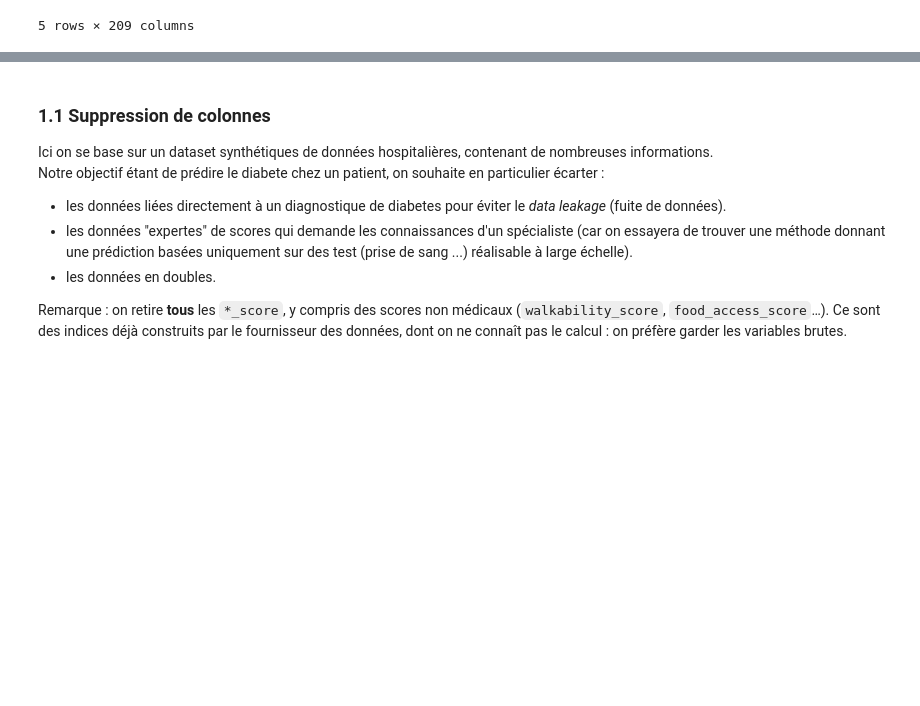
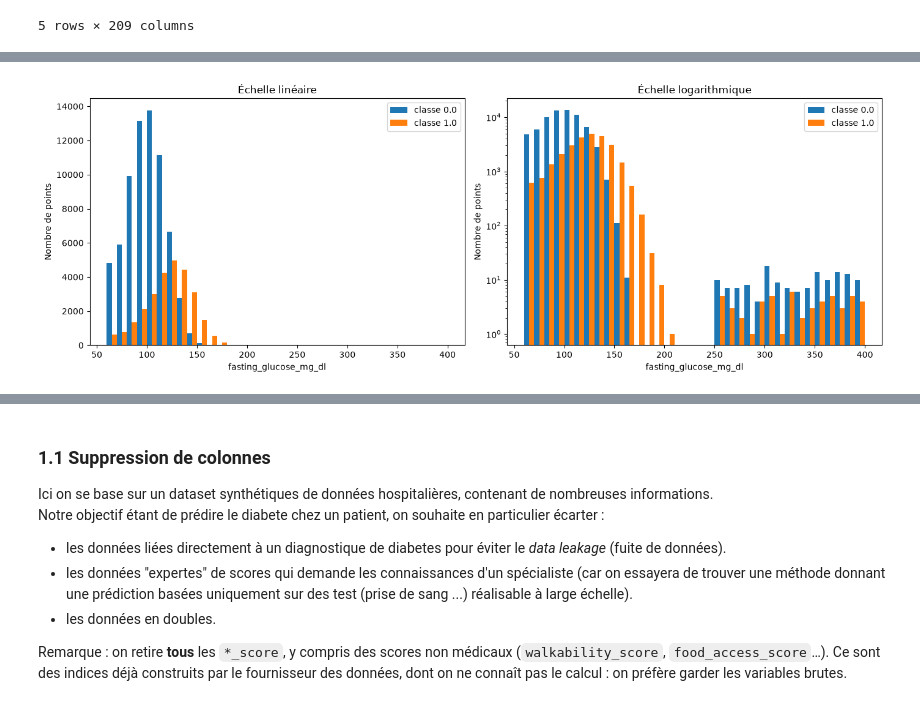
Before and after one commit to tbessadet/Cours-Python, a Jupyter notebook: ML_2A_vguigue/Kaggle/Projet_kaggle_final.ipynb, the cells around one changed output, grey strips where cells are left out. Saved outputs shown, nothing was run; the diff lists cells and outputs as text; code cells hidden in the pictures; blank space fills up the shorter version.

```diff
--- a/ML_2A_vguigue/Kaggle/Projet_kaggle_final.ipynb
+++ b/ML_2A_vguigue/Kaggle/Projet_kaggle_final.ipynb
@@ -193,0 +201,43 @@ diabete.head()
+# %%
+bins = np.arange(
+    diabete["fasting_glucose_mg_dl"].min() // 10 * 10,
+    diabete["fasting_glucose_mg_dl"].max() + 10,
+    10
+)
+classes = sorted(diabete["diabetes_status"].dropna().unique())
+largeur = 10 / len(classes)
+
+fig, axes = plt.subplots(1, 2, figsize=(14, 5), sharex=True)
+
+for i, c in enumerate(classes):
+    valeurs = diabete.loc[
+        diabete["diabetes_status"] == c,
+        "fasting_glucose_mg_dl"
+    ].dropna()
+
+    effectifs, _ = np.histogram(valeurs, bins=bins)
+
+    for ax in axes:
+        ax.bar(
+            bins[:-1] + i * largeur,
+            effectifs,
+            width=largeur,
+            align="edge",
+            label=f"classe {c}"
+        )
+
+axes[0].set_xlabel("fasting_glucose_mg_dl")
+axes[0].set_ylabel("Nombre de points")
+axes[0].set_title("Échelle linéaire")
+axes[0].legend()
+
+axes[1].set_xlabel("fasting_glucose_mg_dl")
+axes[1].set_ylabel("Nombre de points")
+axes[1].set_title("Échelle logarithmique")
+axes[1].set_yscale("log")
+axes[1].legend()
+
+fig.tight_layout()
+plt.show()
+# %% [output]
+[figure, added]
```
Also changed, not shown: parts of 15 cells of this notebook, 12 other files.
